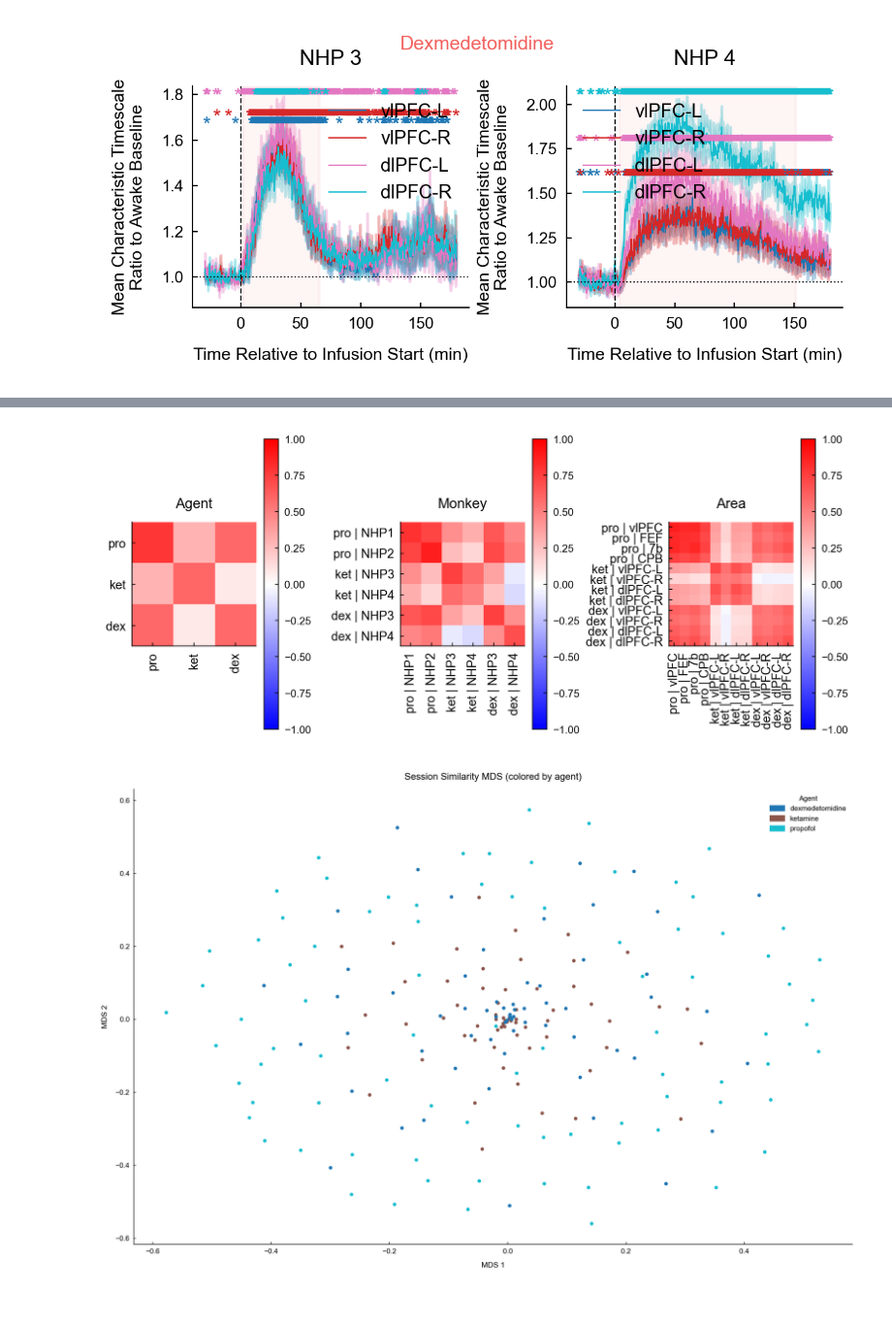
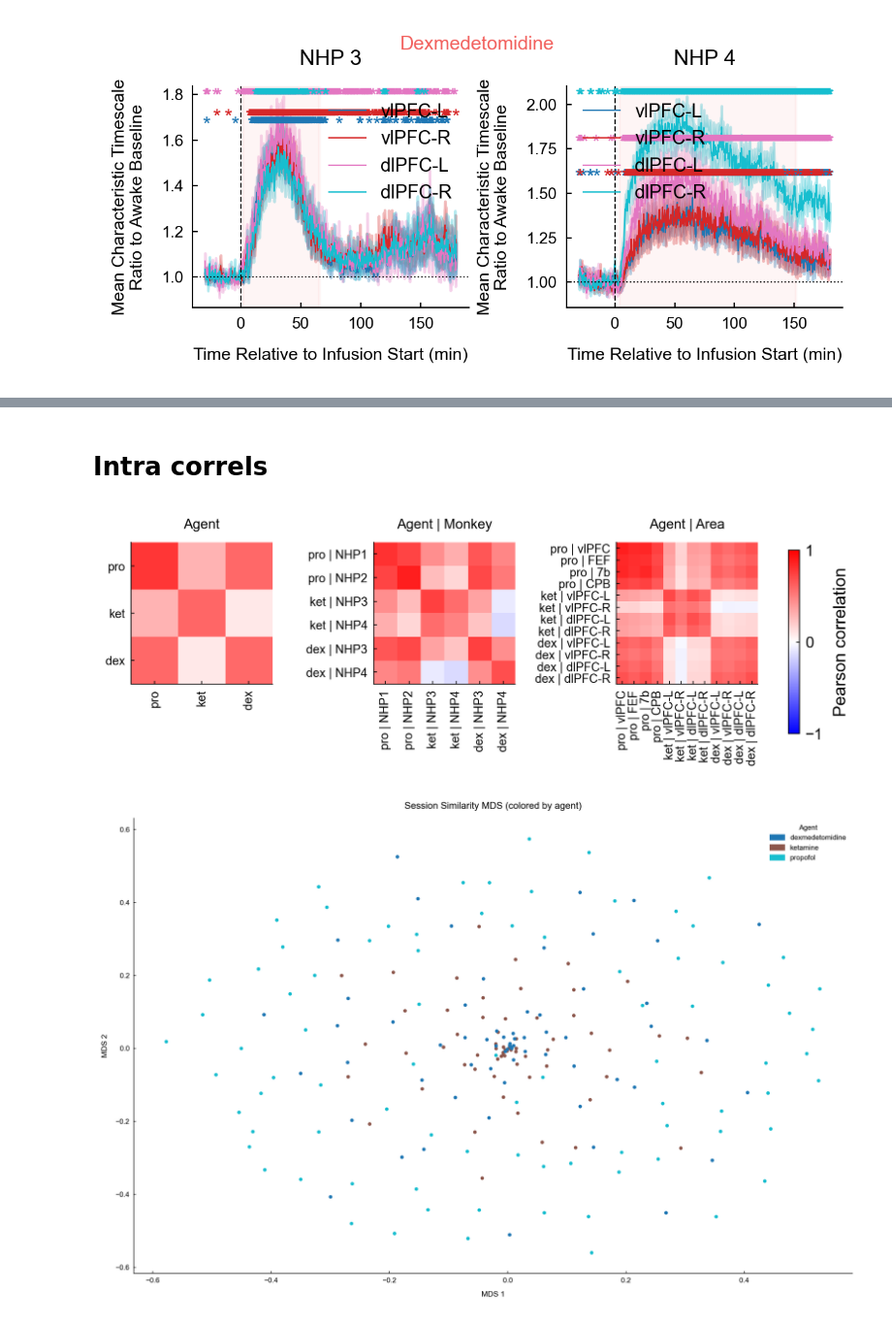
Before and after one commit to adamjeisen/UniversalUnconsciousness, a Jupyter notebook: _jupyter/Figures/single-area.ipynb, the cells around one changed output, grey strips where cells are left out. Shown at 97% size. Cells and saved outputs as stored; diff of their text form; code cells hidden in the pictures.

```diff
--- a/_jupyter/Figures/single-area.ipynb
+++ b/_jupyter/Figures/single-area.ipynb
@@ -41,7 +43,3 @@ agent_data = get_agent_data(cfg, use_individiual_areas=True, verbose=False)
-# %%
-data_class, agent = 'anesthesiaLvrOdd', 'ketamine'
-session_list = agent_data[(data_class, agent)]['session_list']
-delase_results = agent_data[(data_class, agent)]['delase_results']
 # %%
 top_percent = 0.1
 dose = 'high'
@@ -143,0 +1307,13 @@ areas
+# %%
+for data_class, agent in statistical_info:
+    for monkey in statistical_info[(data_class, agent)]:
+        for area in statistical_info[(data_class, agent)][monkey]:
+            print("="*50)
+            print(f"Agent: {agent}, Monkey: {monkey}, Area: {area}")
+            print("="*30)
+            print(f"Anesthesia Coeff: {statistical_info[(data_class, agent)][monkey][area]['anesthesia_coeff']}, P-value: {statistical_info[(data_class, agent)][monkey][area]['anesthesia_pvalue']}")
+            print(f"Emergence Coeff: {statistical_info[(data_class, agent)][monkey][area]['emergence_coeff']}, P-value: {statistical_info[(data_class, agent)][monkey][area]['emergence_pvalue']}")
+            print(f"Seq model p-value: {statistical_info[(data_class, agent)][monkey][area]['p_value_seq']}")
+            # if statistical_info[(data_class, agent)][monkey]['p_value_seq'] < 0.05:
+            #     print(f"Order Coeff: {statistical_info[(data_class, agent)][monkey]['order_coeff']}, P-value: {statistical_info[(data_class, agent)][monkey]['order_pvalue']}")
+            print(f"Order Coeff: {statistical_info[(data_class, agent)][monkey][area]['order_coeff']}, P-value: {statistical_info[(data_class, agent)][monkey][area]['order_pvalue']}")
@@ -144,3 +1579,5 @@ areas
+# %% [markdown]
+# Intra correls
 # %%
 all_data_class_agent_session_area_monkey_combos = []
 dose = 'high'
@@ -210,7 +1647,7 @@ unique_monkey_agent_combos_plot_names = [f"{combo.split('_')[1][:3]} | {monkey_m
 
 unique_area_agent_combos_plot_names = [f"{combo.split('_')[1][:3]} | {combo.split('_')[0]}" for combo in unique_area_agent_combos]
 
-fig, axs = plt.subplots(1, 3, figsize=(6, 4))
+fig, axs = plt.subplots(1, 3, figsize=(6, 2))
 
 # Agent mean correlation matrix, sorted by agent_order
 agent_order = ['propofol', 'ketamine', 'dexmedetomidine']
@@ -223,7 +1660,6 @@ agent_mean_correl_sorted = agent_mean_correl[np.ix_(agent_sort_index.argsort(),
 
 im0 = axs[0].imshow(agent_mean_correl_sorted, cmap='bwr', norm=norm)
 axs[0].set_title('Agent')
-cbar0 = fig.colorbar(im0, ax=axs[0], shrink=0.6, aspect=20)
 axs[0].set_xticks(np.arange(len(unique_agents_sorted)))
 axs[0].set_yticks(np.arange(len(unique_agents_sorted)))
 axs[0].set_xticklabels(unique_agents_plot_names_sorted, rotation=90, fontsize=7)
@@ -231,9 +1667,8 @@ axs[0].set_yticklabels(unique_agents_plot_names_sorted, fontsize=7)
 
 # Sort monkey-agent combos by agent as (pro, then ket, then dex), then by monkey order (NHP3, NHP4, NHP1, NHP2)
 agent_order = ['propofol', 'ketamine', 'dexmedetomidine']
-monkey_order = ['NHP1', 'NHP2','NHP3', 'NHP4']
+monkey_order = ['NHP1', 'NHP2', 'NHP3', 'NHP4']
 
-# Helper for plotting name
 def get_monkey_label(x):
     monkey_label = x.split('_')[0]
     return monkey_map[monkey_label]
@@ -241,62 +1676,65 @@ def get_monkey_label(x):
 def get_agent_name(x):
     return x.split('_')[1]
 
-# Compute sort keys
 sort_keys = [
     (agent_order.index(get_agent_name(x)), monkey_order.index(get_monkey_label(x)))
     for x in unique_monkey_agent_combos
 ]
-monkey_agent_sort_index = np.lexsort(( [k[1] for k in sort_keys], [k[0] for k in sort_keys] ))
+monkey_agent_sort_index = np.lexsort(([k[1] for k in sort_keys], [k[0] for k in sort_keys]))
 
-# Apply the sort to combos and plot names
 unique_monkey_agent_combos_sorted = unique_monkey_agent_combos[monkey_agent_sort_index]
 unique_monkey_agent_combos_plot_names_sorted = [unique_monkey_agent_combos_plot_names[i] for i in monkey_agent_sort_index]
-# And to the correlation matrix
 monkey_mean_correl_sorted = monkey_mean_correl[np.ix_(monkey_agent_sort_index, monkey_agent_sort_index)]
 
-# Monkey-agent combo correlation matrix (sorted)
 im1 = axs[1].imshow(monkey_mean_correl_sorted, cmap='bwr', norm=norm)
-axs[1].set_title('Monkey')
-cbar1 = fig.colorbar(im1, ax=axs[1], shrink=0.6, aspect=20)
+axs[1].set_title('Agent | Monkey')
 axs[1].set_xticks(np.arange(len(unique_monkey_agent_combos_sorted)))
 axs[1].set_yticks(np.arange(len(unique_monkey_agent_combos_sorted)))
 axs[1].set_xticklabels(unique_monkey_agent_combos_plot_names_sorted, rotation=90, fontsize=7)
 axs[1].set_yticklabels(unique_monkey_agent_combos_plot_names_sorted, fontsize=7)
 
-# Sort area-agent combos first by agent, then by area in given order
+# Sort area-agent combos by agent then area
 area_order = ['vlPFC', 'FEF', '7b', 'CPB', 'vlPFC-L', 'vlPFC-R', 'dlPFC-L', 'dlPFC-R']
 agent_order = ['propofol', 'ketamine', 'dexmedetomidine']
 
 def get_area_name(combo_str):
-    # expects something like "vlPFC_propofol" or "FEF_ketamine"
     return combo_str.split('_')[0]
 
 def get_agent_name(combo_str):
     return combo_str.split('_')[1]
 
 sort_keys = [
     (agent_order.index(get_agent_name(x)), area_order.index(get_area_name(x)))
     for x in unique_area_agent_combos
 ]
 area_agent_sort_index = np.lexsort(([k[1] for k in sort_keys], [k[0] for k in sort_keys]))
 
 unique_area_agent_combos_sorted = unique_area_agent_combos[area_agent_sort_index]
 unique_area_agent_combos_plot_names_sorted = [unique_area_agent_combos_plot_names[i] for i in area_agent_sort_index]
 area_mean_correl_sorted = area_mean_correl[np.ix_(area_agent_sort_index, area_agent_sort_index)]
 
-# Area-agent combo correlation matrix (sorted)
 im2 = axs[2].imshow(area_mean_correl_sorted, cmap='bwr', norm=norm)
-axs[2].set_title('Area')
-cbar2 = fig.colorbar(im2, ax=axs[2], shrink=0.6, aspect=20)
+axs[2].set_title('Agent | Area')
 axs[2].set_xticks(np.arange(len(unique_area_agent_combos_sorted)))
 axs[2].set_yticks(np.arange(len(unique_area_agent_combos_sorted)))
 axs[2].set_xticklabels(unique_area_agent_combos_plot_names_sorted, rotation=90, fontsize=7)
 axs[2].set_yticklabels(unique_area_agent_combos_plot_names_sorted, fontsize=7)
 
+plt.tight_layout(rect=[0, 0, 0.92, 1])  # make room at the right for colorbar
 
-plt.tight_layout()
+# Add a single shared colorbar on the right side of all subplots
+from mpl_toolkits.axes_grid1 import make_axes_locatable
+from mpl_toolkits.axes_grid1.inset_locator import inset_axes
+
+# For a unified colorbar, use the last im (since all use same norm/cmap)
+cbar_ax = fig.add_axes([0.94, 0.13, 0.015, 0.74])  # [left, bottom, width, height] in Figure coordinates on right
+cbar = fig.colorbar(im2, cax=cbar_ax, orientation='vertical', ticks=[-1, 0, 1])
+cbar.set_label('Pearson correlation', fontsize=10)
+cbar.ax.tick_params(labelsize=9)
+plt.savefig(os.path.join(img_save_dir, 'supp', f'session_correl_matrix_all_areas.pdf'), transparent=True, bbox_inches='tight')
+plt.show()
 # %% [output]
-[figure, old version]
+[figure, new version]
 # %%
 # perform MDS on session_correl
 from sklearn.manifold import MDS
```
Also changed, not shown: parts of 15 cells of this notebook, 26 other files.
